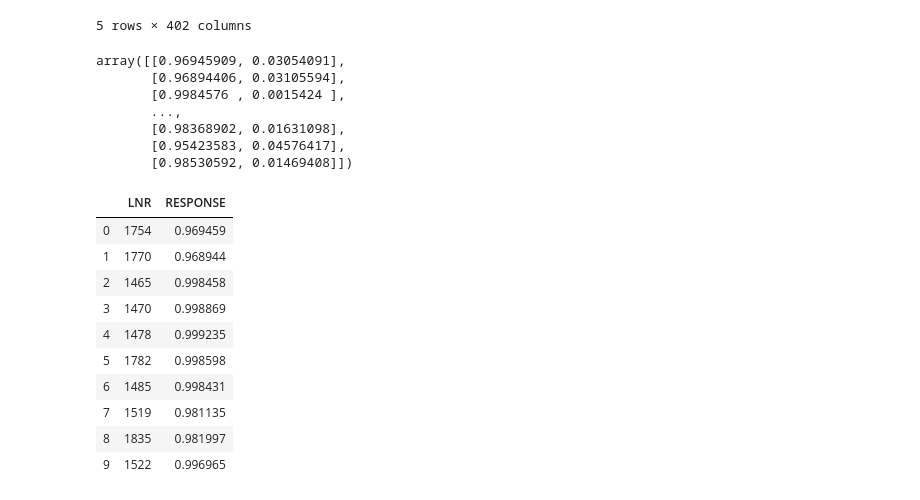
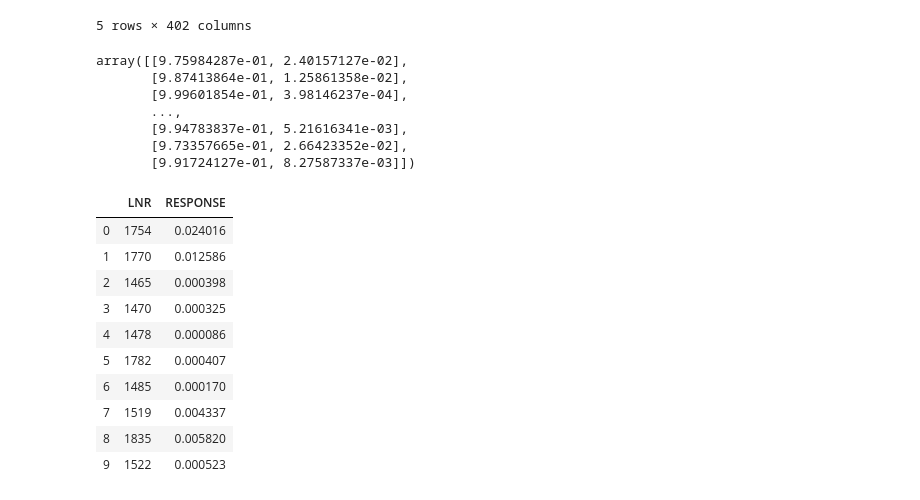
Before and after one commit to helloxms/Capstone-project-Arvato, a Jupyter notebook: Arvato Project Workbook.ipynb, the cells around one changed output. Cells and saved outputs as stored; diff of their text form; code cells hidden in the pictures.

Commit message:
feat:update kaggle test

```diff
--- a/Arvato Project Workbook.ipynb
+++ b/Arvato Project Workbook.ipynb
@@ -1342,30 +1348,30 @@ mailout_test_imputed = pd.DataFrame(imputer.transform(mailout_test))
 mailout_test_scaled = scaler.transform(mailout_test_imputed)
 # %%
 # use the trained model from Part 2 to predict the probabilties of the testing data
-response_test = gbc_estimater.predict_proba(mailout_test_scaled)
+response_test = gbc.predict_proba(mailout_test_scaled)
 response_test
 # %% [output]
-array([[0.96945909, 0.03054091],
-       [0.96894406, 0.03105594],
-       [0.9984576 , 0.0015424 ],
+array([[9.75984287e-01, 2.40157127e-02],
+       [9.87413864e-01, 1.25861358e-02],
+       [9.99601854e-01, 3.98146237e-04],
        ...,
-       [0.98368902, 0.01631098],
-       [0.95423583, 0.04576417],
-       [0.98530592, 0.01469408]])
+       [9.94783837e-01, 5.21616341e-03],
+       [9.73357665e-01, 2.66423352e-02],
+       [9.91724127e-01, 8.27587337e-03]])
 # %%
 # generate result file for the competition
-result = pd.DataFrame({'LNR':lnr, 'RESPONSE':response_test[:,0]})
+result = pd.DataFrame({'LNR':lnr, 'RESPONSE':response_test[:,1]})
 result.to_csv(path_or_buf='./result.csv', index=False)
 result.head(10)
 # %% [output]
 |  | LNR | RESPONSE |
-| 0 | 1754 | 0.969459 |
-| 1 | 1770 | 0.968944 |
-| 2 | 1465 | 0.998458 |
-| 3 | 1470 | 0.998869 |
-| 4 | 1478 | 0.999235 |
-| 5 | 1782 | 0.998598 |
-| 6 | 1485 | 0.998431 |
-| 7 | 1519 | 0.981135 |
-| 8 | 1835 | 0.981997 |
-| 9 | 1522 | 0.996965 |
+| 0 | 1754 | 0.024016 |
+| 1 | 1770 | 0.012586 |
+| 2 | 1465 | 0.000398 |
+| 3 | 1470 | 0.000325 |
+| 4 | 1478 | 0.000086 |
+| 5 | 1782 | 0.000407 |
+| 6 | 1485 | 0.000170 |
+| 7 | 1519 | 0.004337 |
+| 8 | 1835 | 0.005820 |
+| 9 | 1522 | 0.000523 |
```
Also changed, not shown: parts of 6 cells of this notebook, 3 other files.
